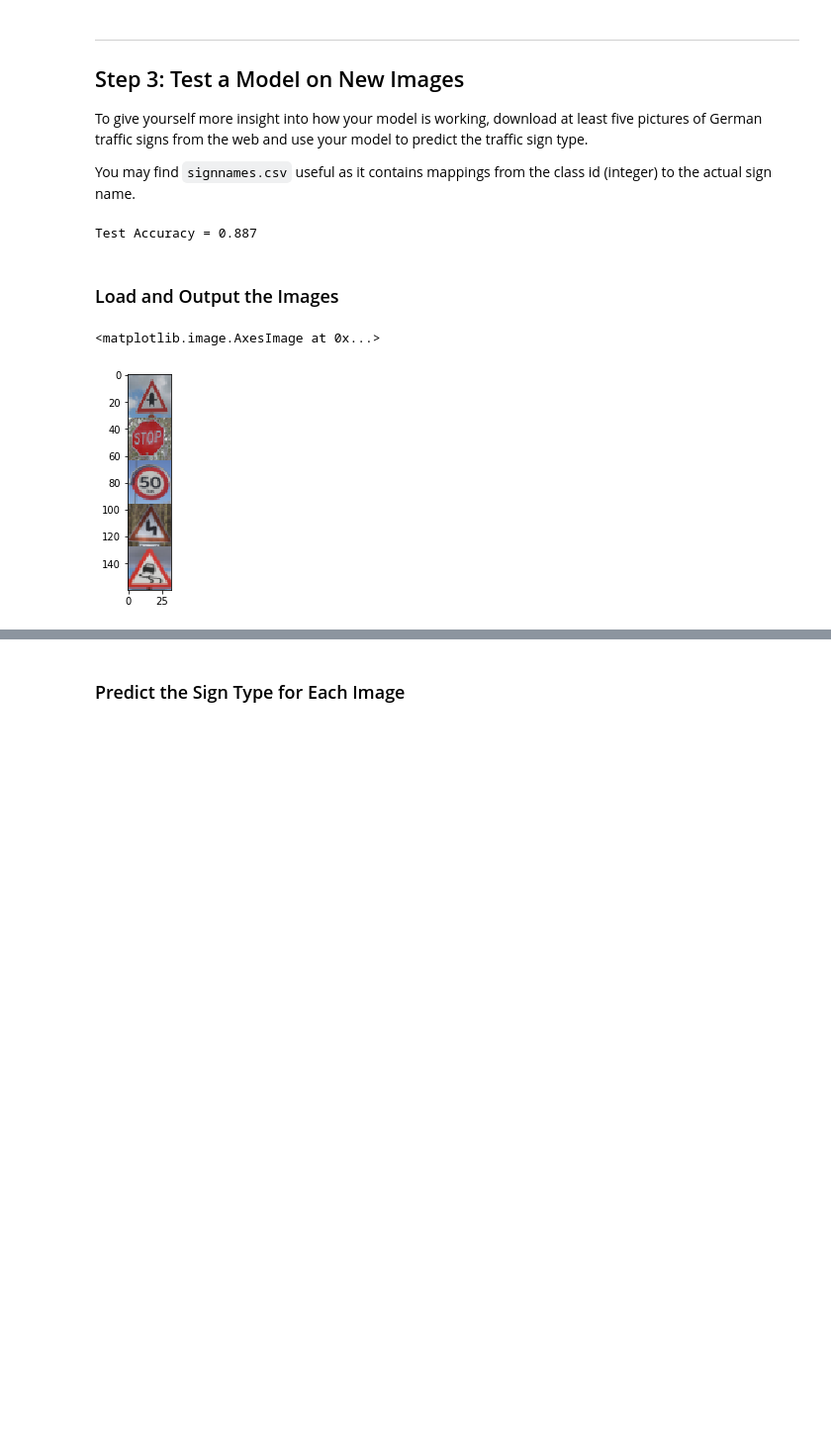
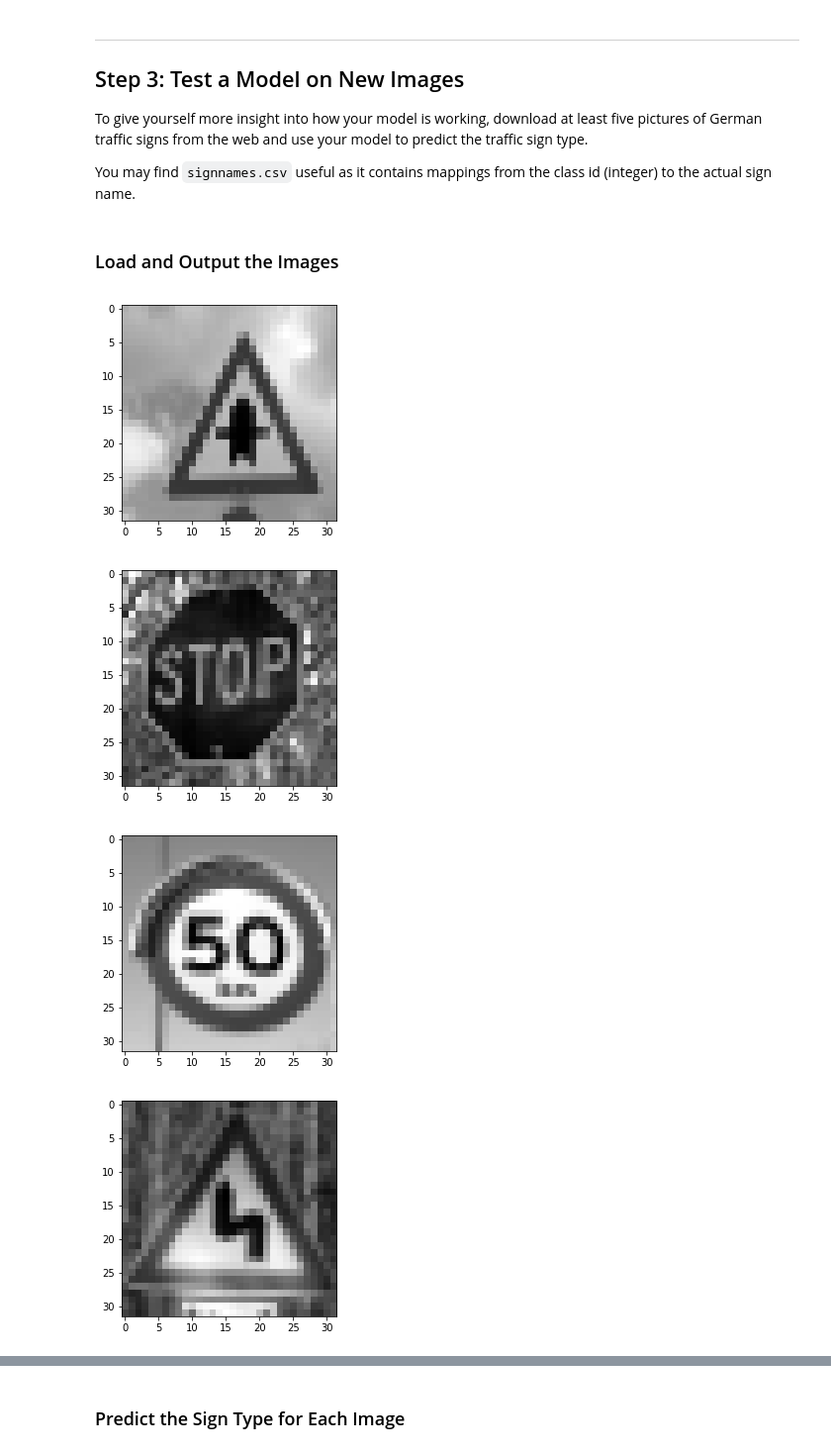
Before and after one commit to AInitikesh/Traffic_Sign_Classifier, a Jupyter notebook: Traffic_Sign_Classifier.ipynb, the cells around one changed output, grey strips where cells are left out. Shown: that part at 99% size. Drawn from its saved outputs; the diff is of its cells as text; code cells hidden in the pictures; blank space fills up the shorter version.

```diff
--- a/Traffic_Sign_Classifier.ipynb
+++ b/Traffic_Sign_Classifier.ipynb
@@ -157,13 +161,19 @@ Use the code cell (or multiple code cells, if necessary) to implement the first
 ### Preprocess the data here. It is required to normalize the data. Other preprocessing steps could include
 ### converting to grayscale, etc.
 ### Feel free to use as many code cells as needed.
+
+# def prep_data_augment(image):
+#     image = tf.image.random_flip_left_right(image)
+#     image = tf.image.random_brightness(image, max_delta=63/255.0)
+#     image = tf.image.random_contrast(image, lower=0.2, upper=1.8)
+#     return image
+
+
 def normalize_grayscale(image_data):
+    gray = np.zeros((image_data.shape[0],32,32,1))
+    gray[:,:,:,0] = 0.2989 * image_data[:,:,:,0] + 0.5870 * image_data[:,:,:,1] +  0.1140 * image_data[:,:,:,1]
     a = 0.1
     b = 0.9
     grayscale_min = 0
     grayscale_max = 255
-    return (((image_data - grayscale_min) * (b - a) / (grayscale_max - grayscale_min)) + a )
-
-train_features = normalize_grayscale(X_train)
-test_features = normalize_grayscale(X_test)
-valid_features = normalize_grayscale(X_valid)
+    return (((gray - grayscale_min) * (b - a) / (grayscale_max - grayscale_min)) + a)
@@ -321,24 +377,18 @@ Model saved
 To give yourself more insight into how your model is working, download at least five pictures of German traffic signs from the web and use your model to predict the traffic sign type.
 
 You may find `signnames.csv` useful as it contains mappings from the class id (integer) to the actual sign name.
-# %%
-## test with test images
-BATCH_SIZE = 128
-with tf.Session() as sess:
-    saver.restore(sess, tf.train.latest_checkpoint('.'))
-
-    test_accuracy = evaluate(X_test, y_test)
-    print("Test Accuracy = {:.3f}".format(test_accuracy))
-# %% [output]
-Test Accuracy = 0.887
 # %% [markdown]
 ### Load and Output the Images
 # %%
 ### Load the images and plot them here.
 ### Feel free to use as many code cells as needed.
 images = np.asarray([(mpimg.imread('test_set/' + file)*255).astype('uint8') for file in os.listdir('test_set/') if file.endswith('.png')])
 images = normalize_grayscale(images)
-plt.imshow(np.reshape(images, (160,32,3)))
+for image in images:
+    plt.imshow(np.squeeze(image), cmap='gray')
+    plt.show()
 # %% [output]
-<matplotlib.image.AxesImage at 0x...>
-[figure, old version]
+[figure, new version]
+[figure, added]
+[figure, added]
+[figure, added]
```
Also changed, not shown: parts of 17 cells of this notebook, 5 other files.
